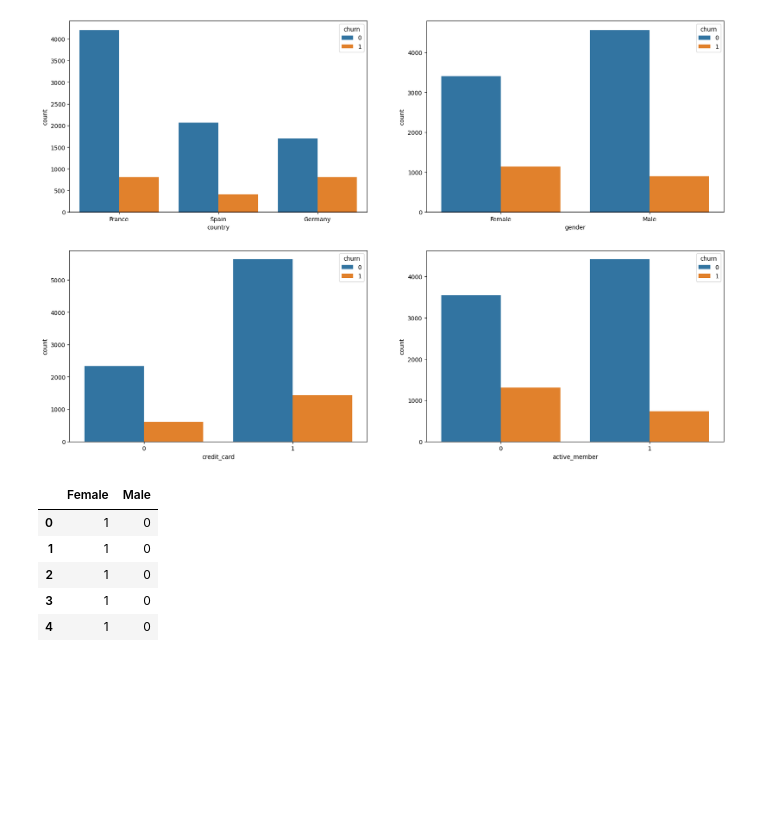
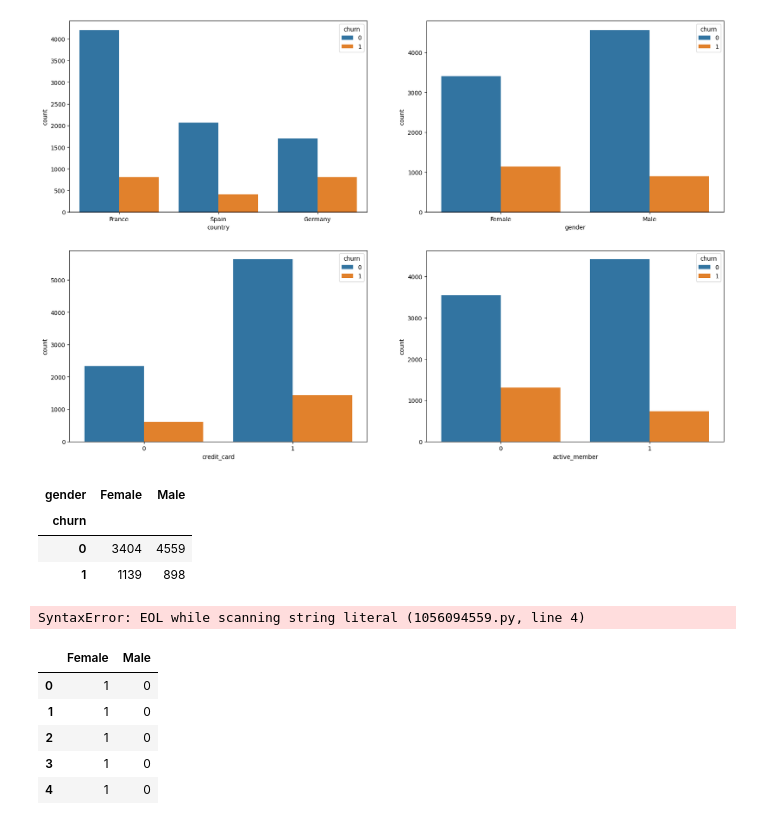
Before and after one commit to mmwitters/CDA_Project, a Jupyter notebook: Final Project.ipynb, the cells around one changed output. Saved outputs shown, nothing was run; the diff lists cells and outputs as text; code cells hidden in the pictures; blank space fills up the shorter version.

```diff
--- a/Final Project.ipynb
+++ b/Final Project.ipynb
@@ -144,6 +144,23 @@ sns.countplot(data=data, x="active_member", hue="churn")
 # %% [output]
 <AxesSubplot:xlabel='active_member', ylabel='count'>
 [figure]
+# %%
+crosstable = pd.crosstab(data['churn'], data['gender'])
+crosstable
+# %% [output]
+| gender | Female | Male |
+| churn |  |  |
+| 0 | 3404 | 4559 |
+| 1 | 1139 | 898 |
+# %%
+mosaic(data, ['country', 'churn'], title="Country by Churn")
+mosaic(data, ['gender', 'churn'], title="Gender by Churn")
+labelizer = lambda k: {('0','0'): 'no credit_card', ('0','1'): 'no credit_card', ('1','0'): 'credit_card',('1','1'): 'credit_card'}[k]
+mosaic(data, ['credit_card', 'churn'], labelizer =labelizer, tile="Credit Card by Churn")
+labels = lambda k: {('0','0'): 'non-active member', ('0','1'): 'non-active member', ('1','0'): 'active_member',('1','1'): 'active_member'}[k]
+mosaic(data, ['active_member', 'churn'], labelizer=labels, tilte="Active Member by Churn")
+# %% [output]
+SyntaxError: EOL while scanning string literal (1056094559.py, line 4)
 # %%
 g_one_hot = pd.get_dummies(data['gender'])
 g_one_hot.head()
```
Also changed, not shown: parts of 1 cell of this notebook.
